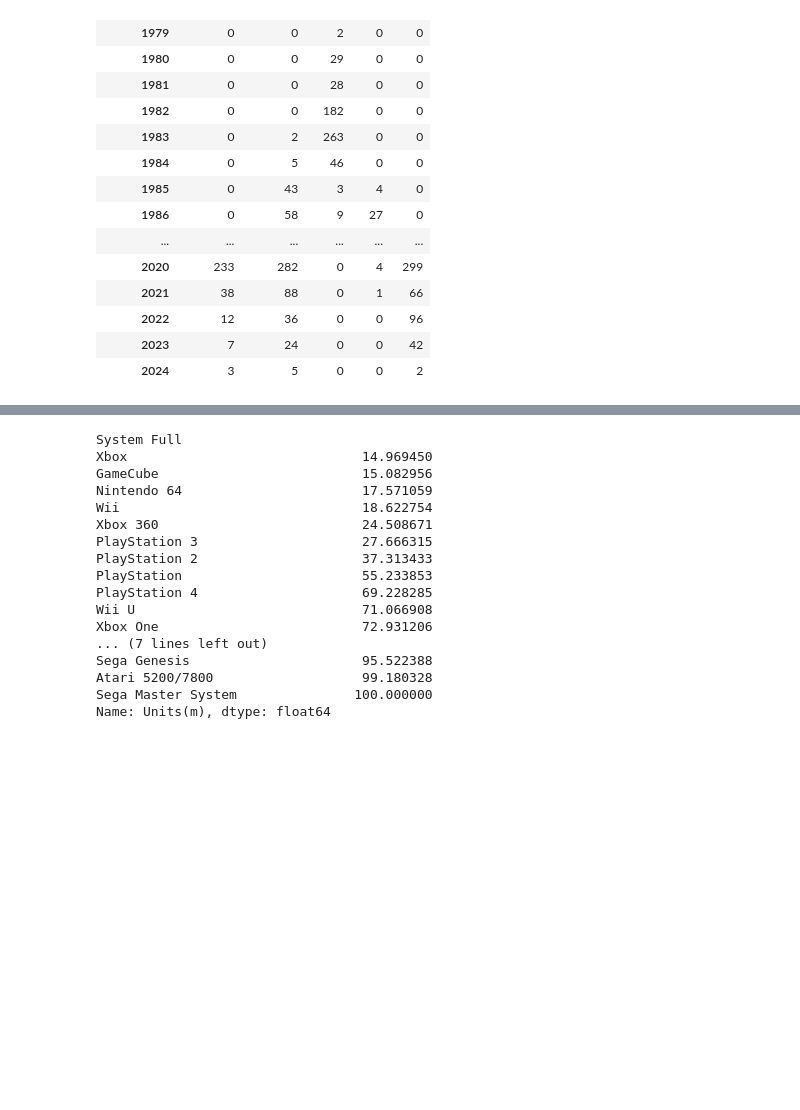
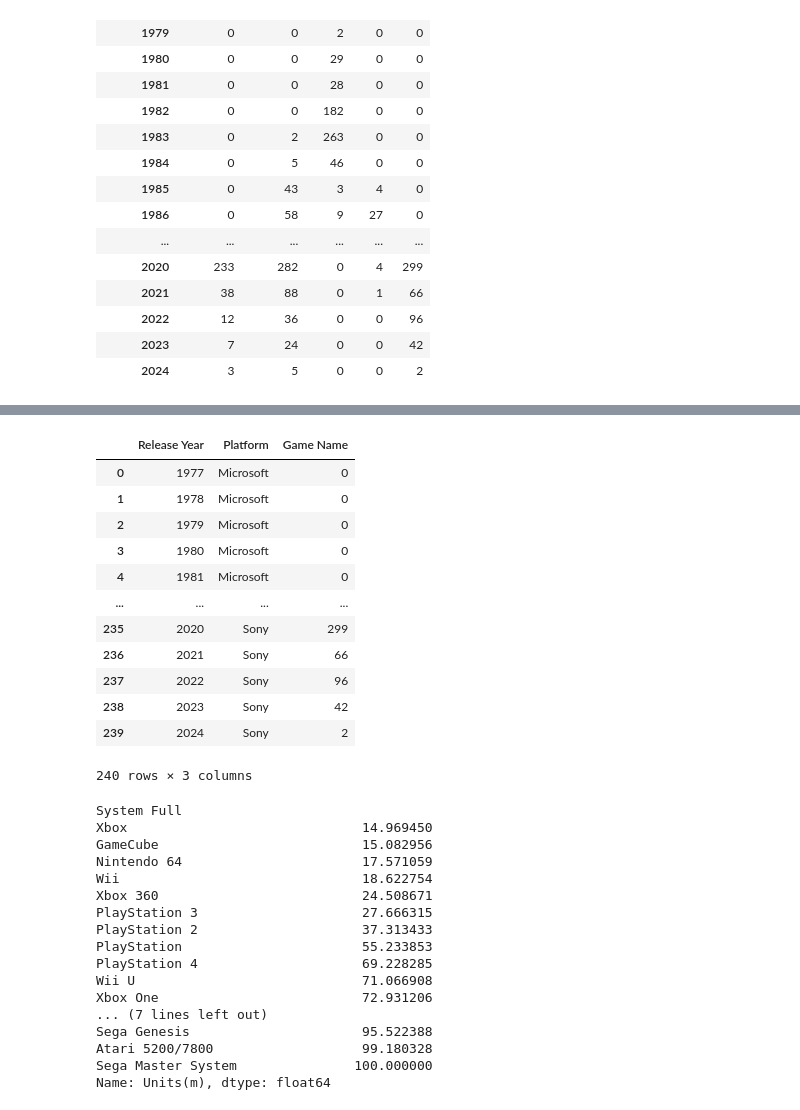
Before and after one commit to ahmadbinsohail/Handling_CSV, a Jupyter notebook: platform_wars_dashboard/main.ipynb, the cells around one changed output, grey strips where cells are left out. Drawn from its saved outputs; the diff is of its cells as text; code cells hidden in the pictures; blank space fills up the shorter version.

Commit message:
Melt the table

```diff
--- a/platform_wars_dashboard/main.ipynb
+++ b/platform_wars_dashboard/main.ipynb
@@ -98,5 +100,21 @@ table[top].plot.area(figsize=(11,5),alpha=(0.8))
 # %%
 # Separate Graphs
+new = table.reset_index().melt(id_vars="Release Year",var_name="Platform",value_name="Game Name")
+new
+# %% [output]
+|  | Release Year | Platform | Game Name |
+| 0 | 1977 | Microsoft | 0 |
+| 1 | 1978 | Microsoft | 0 |
+| 2 | 1979 | Microsoft | 0 |
+| 3 | 1980 | Microsoft | 0 |
+| 4 | 1981 | Microsoft | 0 |
+| ... | ... | ... | ... |
+| 235 | 2020 | Sony | 299 |
+| 236 | 2021 | Sony | 66 |
+| 237 | 2022 | Sony | 96 |
+| 238 | 2023 | Sony | 42 |
+| 239 | 2024 | Sony | 2 |
+240 rows × 3 columns
 # %%
 (df.groupby("System Full")["Units(m)"].apply(lambda s:s.isna().mean()*100)).sort_values()
 # %% [output]
```
Also changed, not shown: parts of 1 cell of this notebook.
